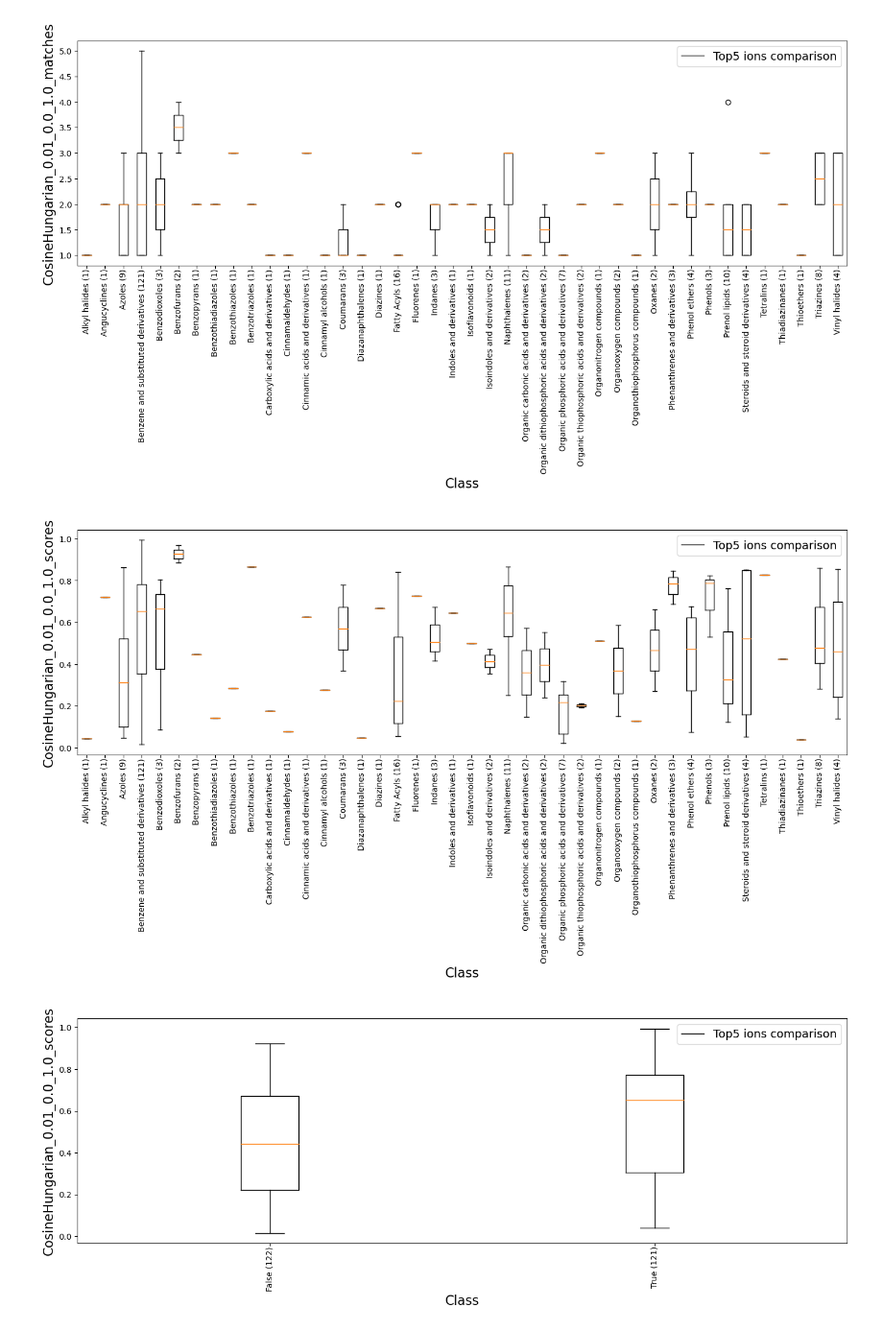
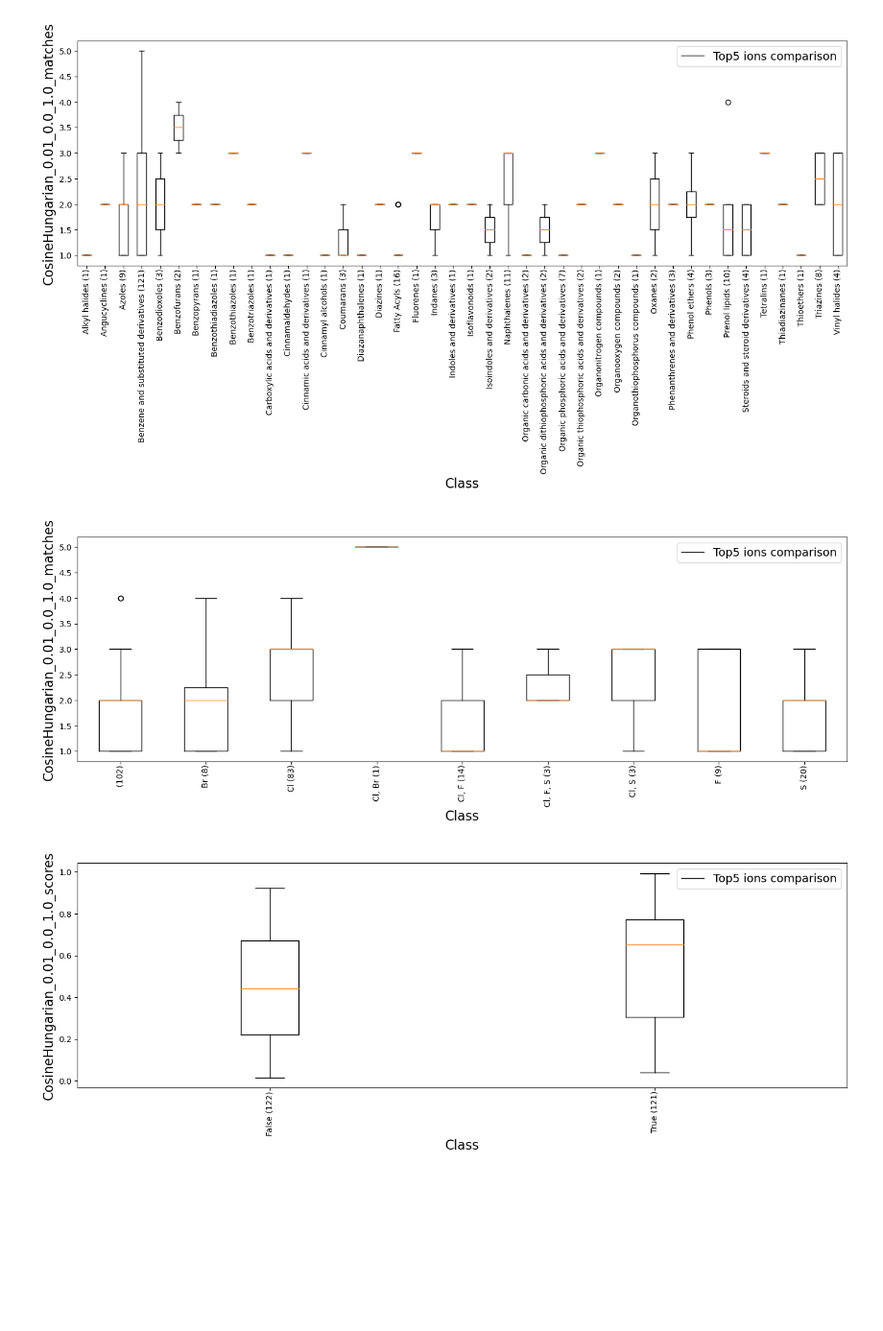
Before and after one commit to RECETOX/ei_spectra_predictions, a Jupyter notebook: analysis/Python_scripts/scores_matches_histogram.ipynb, the cells around one changed output. Shown: that part at 96% size. Cells and saved outputs as stored; diff of their text form; code cells hidden in the pictures; blank space fills up the shorter version.

```diff
--- a/analysis/Python_scripts/scores_matches_histogram.ipynb
+++ b/analysis/Python_scripts/scores_matches_histogram.ipynb
@@ -160,11 +210,12 @@ def append_classes(df, left_on):
         "n_atoms" : [m.GetNumAtoms() for m in molecules],
         "n_bonds" : [m.GetNumBonds() for m in molecules],
         "has_halogen": [has_halogen_atoms(m) for m in molecules],
-        "has_chlorine": [m.HasSubstructMatch(Chem.MolFromSmarts('Cl')) for m in molecules],
-        "has_bromine": [m.HasSubstructMatch(Chem.MolFromSmarts('Br')) for m in molecules],
-        "has_iodine": [m.HasSubstructMatch(Chem.MolFromSmarts('I')) for m in molecules],
-        "has_fluorine": [m.HasSubstructMatch(Chem.MolFromSmarts('F')) for m in molecules],
-
+        "smiles" : [m.GetProp("SMILES") for m in molecules],
+        "Cl": [m.HasSubstructMatch(Chem.MolFromSmarts('Cl')) for m in molecules],
+        "Br": [m.HasSubstructMatch(Chem.MolFromSmarts('Br')) for m in molecules],
+        "F": [m.HasSubstructMatch(Chem.MolFromSmarts('F')) for m in molecules],
+        "S": [m.HasSubstructMatch(Chem.MolFromSmarts('S')) for m in molecules],
+        "P": [m.HasSubstructMatch(Chem.MolFromSmarts('P')) for m in molecules],
     })
     merged_df = pd.merge(df, class_names, left_on=left_on, right_on='molname')
     return merged_df
@@ -196 +222,5 @@ def make_boxplot(grouped_df: pd.DataFrame, colname: str, legend: str):
+# %%
+# Define a function to map the true columns to a list of names
+def get_true_names(row, df):
+    return [col for col in df.columns[11:15] if row[col]]
 # %%
@@ -265,11 +249,16 @@ merged_top5_same = append_classes(top5_same, 'query')
+# %%
+# Apply the function to each row of the DataFrame
+merged_top5_same['true_names'] = merged_top5_same.apply(lambda row: get_true_names(row, merged_top5_same), axis=1)
+# Convert the list of names to a comma-separated string
+merged_top5_same['true_names'] = merged_top5_same['true_names'].apply(lambda lst: ', '.join(lst))
 # %%
 make_boxplot(merged_top5_same.groupby('class'), 'CosineHungarian_0.01_0.0_1.0_matches', 'Top5 ions comparison')
 # %% [output]
 [figure]
 # %%
-make_boxplot(merged_top5_same.groupby('class'), 'CosineHungarian_0.01_0.0_1.0_scores', 'Top5 ions comparison')
+make_boxplot(merged_top5_same.groupby('true_names'), 'CosineHungarian_0.01_0.0_1.0_matches', 'Top5 ions comparison')
 # %% [output]
-[figure, old version]
+[figure, new version]
 # %%
 count = len(top5_same[top5_same['CosineHungarian_0.01_0.0_1.0_scores']>0.65])
 # %%
```
Also changed, not shown: parts of 14 cells of this notebook, 2 other files.
